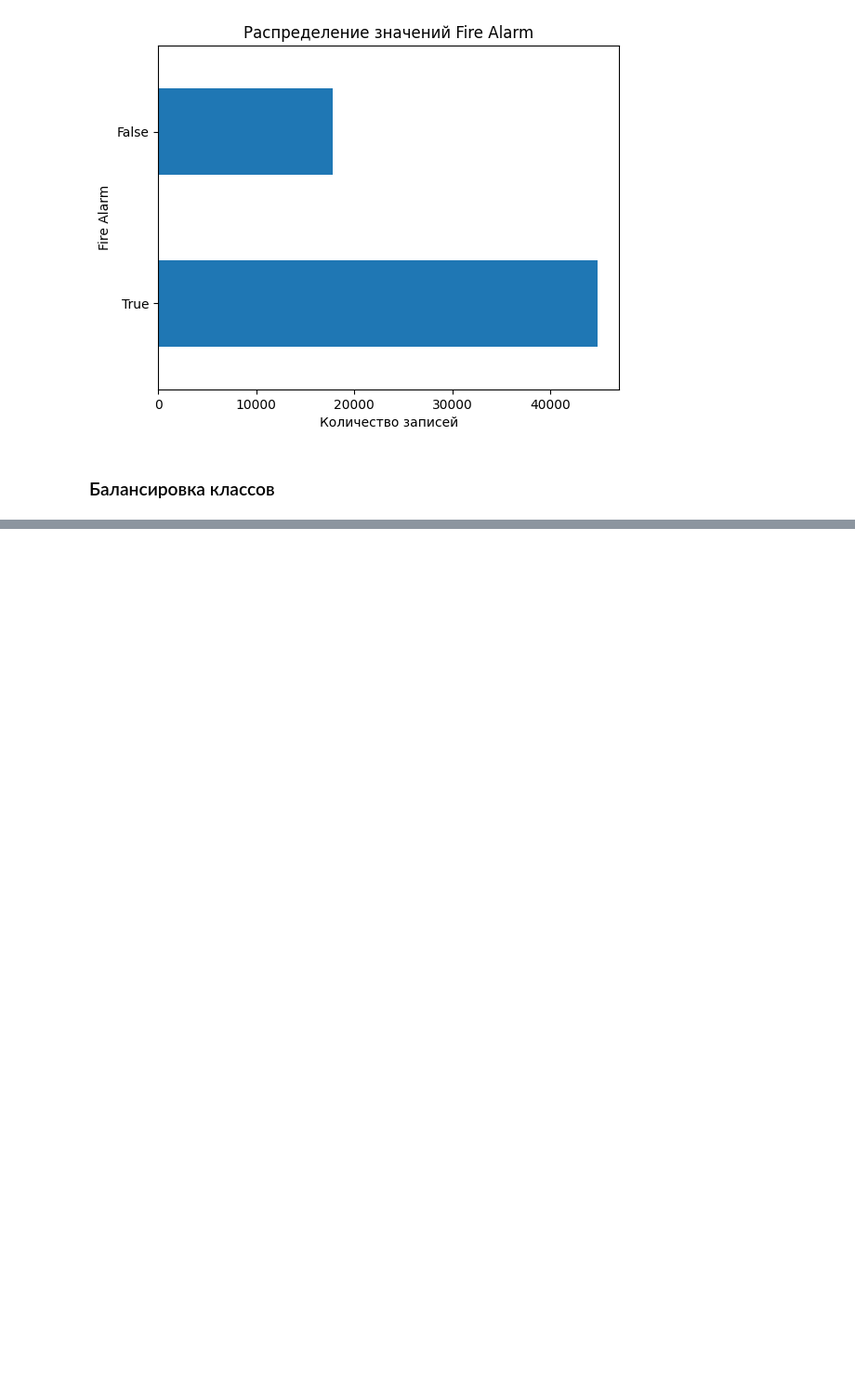
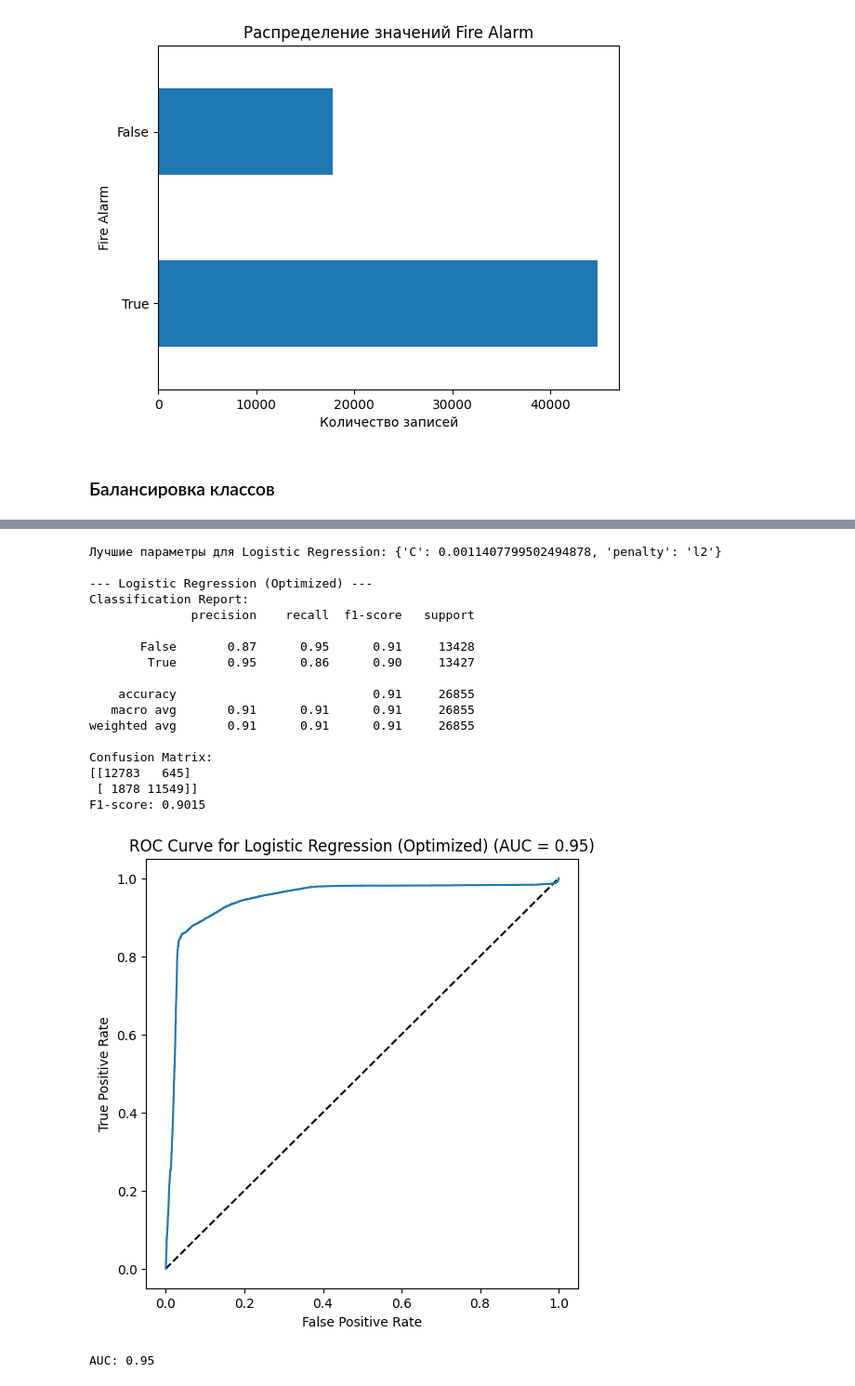
Before and after one commit to Vaiforo/ML1, a Jupyter notebook: k4_lab2.ipynb, the cells around one changed output, grey strips where cells are left out. Shown at 93% size. Cells and saved outputs as stored; diff of their text form; code cells hidden in the pictures; blank space fills up the shorter version.

```diff
--- a/k4_lab2.ipynb
+++ b/k4_lab2.ipynb
@@ -122,0 +129,14 @@ array([[-0.03606181,  0.24972407, -0.0055814 , ..., -0.5072014 ,
+# %%
+def objective_logreg(trial):
+    C = trial.suggest_loguniform('C', 1e-3, 1e3)
+    penalty = trial.suggest_categorical('penalty', ['l1', 'l2'])
+    model = LogisticRegression(C=C, penalty=penalty, solver='liblinear', random_state=42)
+    return cross_val_score(model, X_train, y_train, cv=5, scoring='accuracy').mean()
+# %%
+study_logreg = optuna.create_study(direction='maximize')
+study_logreg.optimize(objective_logreg, n_trials=50)
+print("Лучшие параметры для Logistic Regression:", study_logreg.best_params)
+logreg_best = LogisticRegression(**study_logreg.best_params, solver='liblinear', random_state=42)
+logreg_best.fit(X_train, y_train)
+evaluate_model(logreg_best, X_test, y_test, "Logistic Regression (Optimized)")
+# %% [output]
@@ -122,0 +160,19 @@ array([[-0.03606181,  0.24972407, -0.0055814 , ..., -0.5072014 ,
+Лучшие параметры для Logistic Regression: {'C': 0.0011407799502494878, 'penalty': 'l2'}
+
+--- Logistic Regression (Optimized) ---
+Classification Report:
+              precision    recall  f1-score   support
+
+       False       0.87      0.95      0.91     13428
+        True       0.95      0.86      0.90     13427
+
+    accuracy                           0.91     26855
+   macro avg       0.91      0.91      0.91     26855
+weighted avg       0.91      0.91      0.91     26855
+
+Confusion Matrix:
+[[12783   645]
+ [ 1878 11549]]
+F1-score: 0.9015
+[figure, added]
+AUC: 0.95
```
Also changed, not shown: parts of 48 cells of this notebook, 4 other files.
